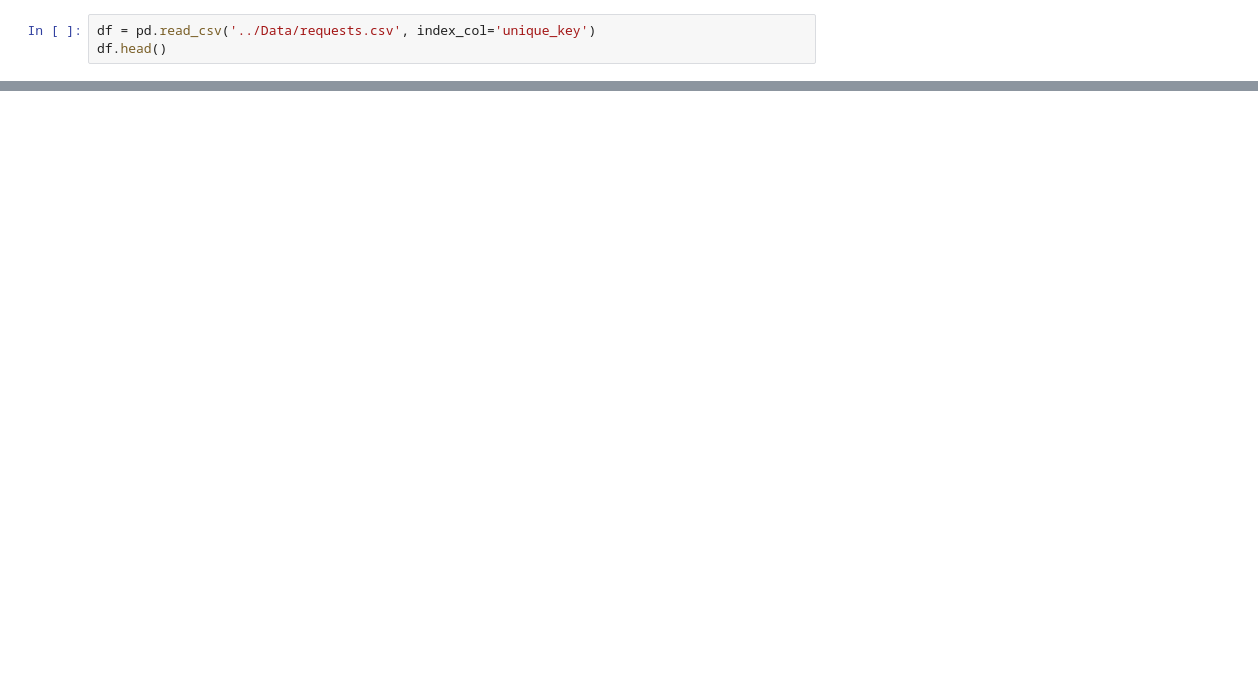
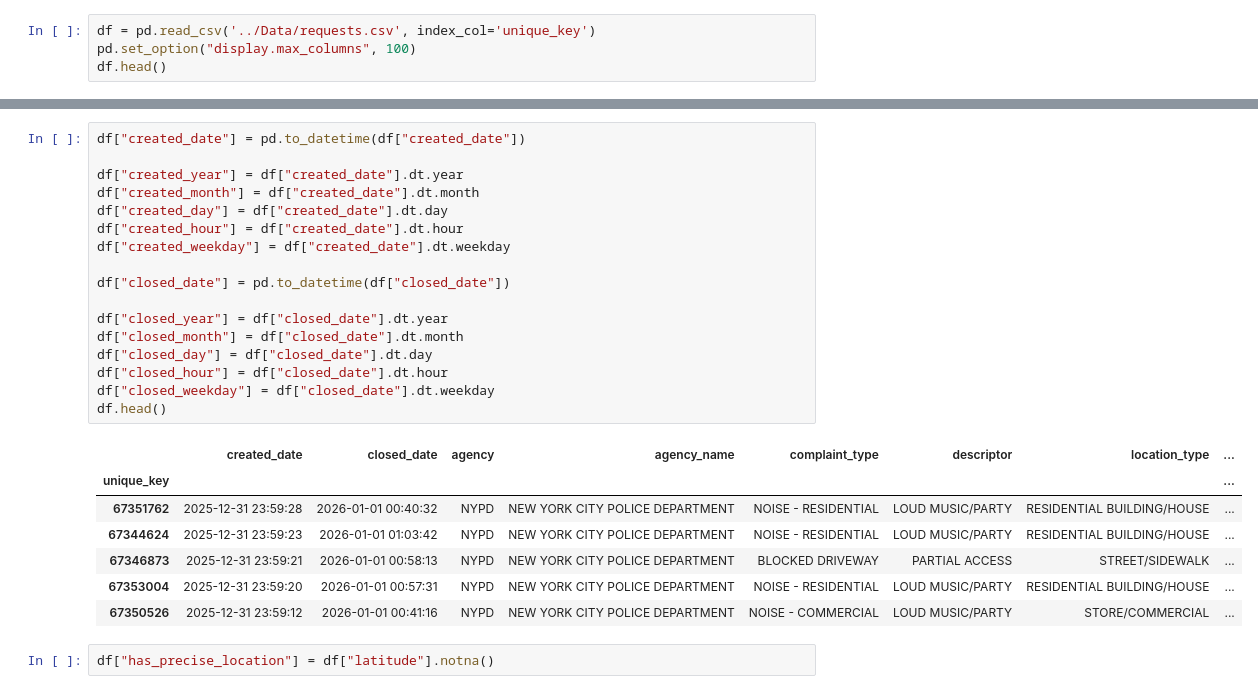
Before and after one commit to NithinVS2k4/NYC-311-Analysis, a Jupyter notebook: Code/02_DataCleaning.ipynb, the cells around one changed output, grey strips where cells are left out. Drawn from its saved outputs; the diff is of its cells as text; blank space fills up the shorter version.

```diff
--- a/Code/02_DataCleaning.ipynb
+++ b/Code/02_DataCleaning.ipynb
@@ -5,5 +4,6 @@ import matplotlib.pyplot as plt
 # %%
 df = pd.read_csv('../Data/requests.csv', index_col='unique_key')
+pd.set_option("display.max_columns", 100)
 df.head()
 # %% [output]
 |  | created_date | closed_date | agency | agency_name | complaint_type | descriptor | location_type | ... |
@@ -57,0 +161,27 @@ Name: waittime, dtype: float64
+# %%
+df["created_date"] = pd.to_datetime(df["created_date"])
+
+df["created_year"] = df["created_date"].dt.year
+df["created_month"] = df["created_date"].dt.month
+df["created_day"] = df["created_date"].dt.day
+df["created_hour"] = df["created_date"].dt.hour
+df["created_weekday"] = df["created_date"].dt.weekday
+
+df["closed_date"] = pd.to_datetime(df["closed_date"])
+
+df["closed_year"] = df["closed_date"].dt.year
+df["closed_month"] = df["closed_date"].dt.month
+df["closed_day"] = df["closed_date"].dt.day
+df["closed_hour"] = df["closed_date"].dt.hour
+df["closed_weekday"] = df["closed_date"].dt.weekday
+df.head()
+# %% [output]
+|  | created_date | closed_date | agency | agency_name | complaint_type | descriptor | location_type | ... |
+| unique_key |  |  |  |  |  |  |  | ... |
+| 67351762 | 2025-12-31 23:59:28 | 2026-01-01 00:40:32 | NYPD | NEW YORK CITY POLICE DEPARTMENT | NOISE - RESIDENTIAL | LOUD MUSIC/PARTY | RESIDENTIAL BUILDING/HOUSE | ... |
+| 67344624 | 2025-12-31 23:59:23 | 2026-01-01 01:03:42 | NYPD | NEW YORK CITY POLICE DEPARTMENT | NOISE - RESIDENTIAL | LOUD MUSIC/PARTY | RESIDENTIAL BUILDING/HOUSE | ... |
+| 67346873 | 2025-12-31 23:59:21 | 2026-01-01 00:58:13 | NYPD | NEW YORK CITY POLICE DEPARTMENT | BLOCKED DRIVEWAY | PARTIAL ACCESS | STREET/SIDEWALK | ... |
+| 67353004 | 2025-12-31 23:59:20 | 2026-01-01 00:57:31 | NYPD | NEW YORK CITY POLICE DEPARTMENT | NOISE - RESIDENTIAL | LOUD MUSIC/PARTY | RESIDENTIAL BUILDING/HOUSE | ... |
+| 67350526 | 2025-12-31 23:59:12 | 2026-01-01 00:41:16 | NYPD | NEW YORK CITY POLICE DEPARTMENT | NOISE - COMMERCIAL | LOUD MUSIC/PARTY | STORE/COMMERCIAL | ... |
+# %%
+df["has_precise_location"] = df["latitude"].notna()
```
Also changed, not shown: parts of 9 cells of this notebook, 1 other file.
